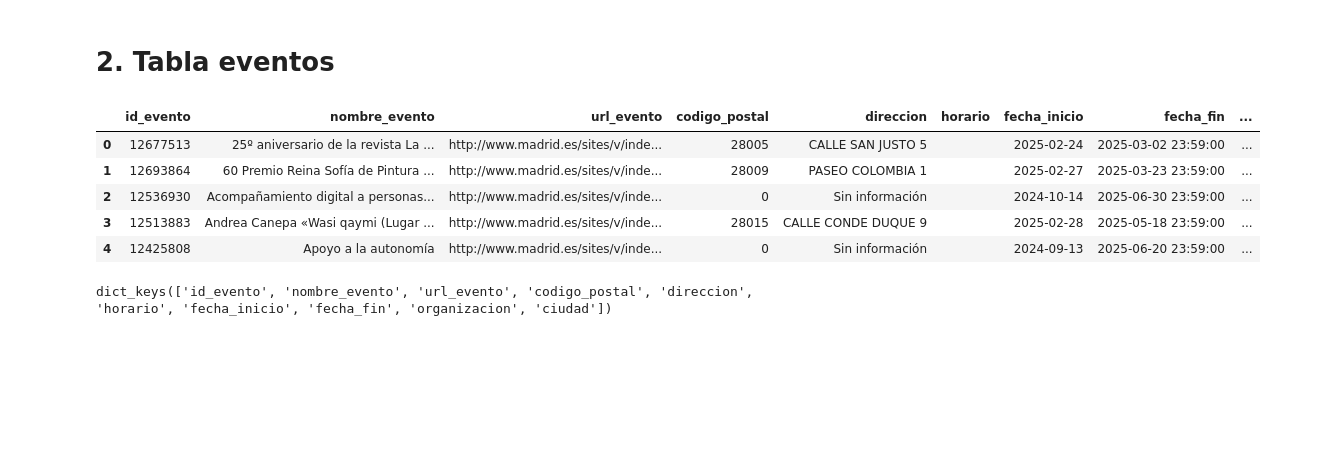
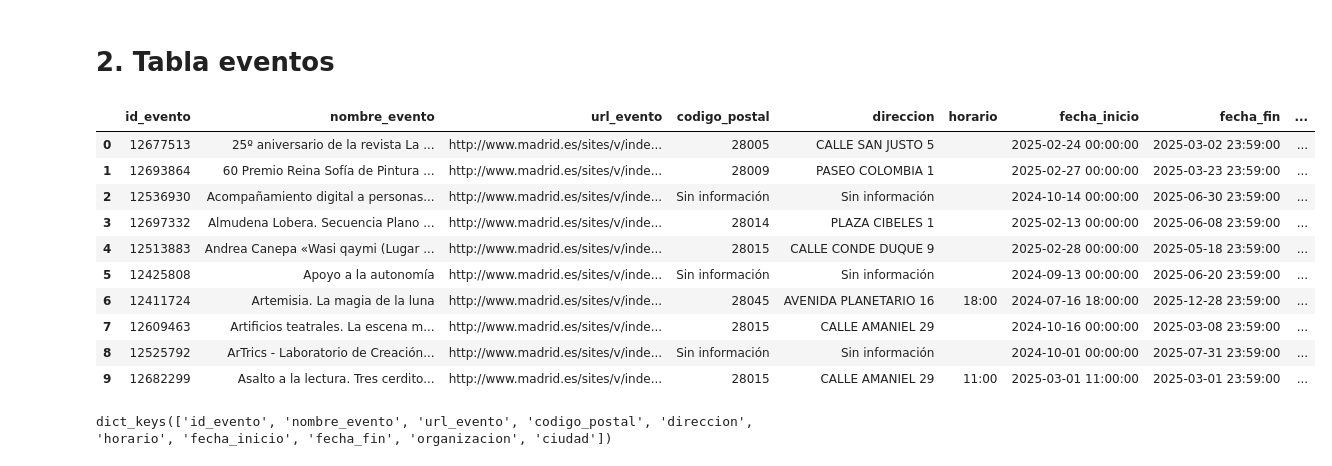
Before and after one commit to VanesaFloresRivera/Proyecto_ETL, a Jupyter notebook: notebooks/carga_BBDD.ipynb, the cells around one changed output. Saved outputs shown, nothing was run; the diff lists cells and outputs as text; code cells hidden in the pictures; blank space fills up the shorter version.

```diff
--- a/notebooks/carga_BBDD.ipynb
+++ b/notebooks/carga_BBDD.ipynb
@@ -61,18 +75,24 @@ def insertar_datos_en_BBDD():
 # 2. Tabla eventos
 # %%
 #Extraigo la información de la api y lo convierto en un df:
-ruta_entrada='../data/reservas_hoteles.parquet'
-ruta_guardar_eventos = '../data/eventos_api.pkl'
-dict_eventos = sa.eventos_api(ruta_entrada,ruta_guardar_eventos)
+ARCHIVO_RAW= os.getenv("ARCHIVO_RAW")
+URL_API = os.getenv("URL_API")
+ARCHIVO_GUARDAR_EVENTOS_API = os.getenv("ARCHIVO_GUARDAR_EVENTOS_API")
+dict_eventos = sa.eventos_api(ARCHIVO_RAW,ARCHIVO_GUARDAR_EVENTOS_API,URL_API)
 df_eventos = pd.DataFrame(dict_eventos)
-df_eventos.head()
+df_eventos.head(10)
 # %% [output]
 |  | id_evento | nombre_evento | url_evento | codigo_postal | direccion | horario | fecha_inicio | fecha_fin | ... |
-| 0 | 12677513 | 25º aniversario de la revista La ... | http://www.madrid.es/sites/v/inde... | 28005 | CALLE SAN JUSTO 5 |  | 2025-02-24 | 2025-03-02 23:59:00 | ... |
-| 1 | 12693864 | 60 Premio Reina Sofía de Pintura ... | http://www.madrid.es/sites/v/inde... | 28009 | PASEO COLOMBIA 1 |  | 2025-02-27 | 2025-03-23 23:59:00 | ... |
-| 2 | 12536930 | Acompañamiento digital a personas... | http://www.madrid.es/sites/v/inde... | 0 | Sin información |  | 2024-10-14 | 2025-06-30 23:59:00 | ... |
-| 3 | 12513883 | Andrea Canepa «Wasi qaymi (Lugar ... | http://www.madrid.es/sites/v/inde... | 28015 | CALLE CONDE DUQUE 9 |  | 2025-02-28 | 2025-05-18 23:59:00 | ... |
-| 4 | 12425808 | Apoyo a la autonomía | http://www.madrid.es/sites/v/inde... | 0 | Sin información |  | 2024-09-13 | 2025-06-20 23:59:00 | ... |
+| 0 | 12677513 | 25º aniversario de la revista La ... | http://www.madrid.es/sites/v/inde... | 28005 | CALLE SAN JUSTO 5 |  | 2025-02-24 00:00:00 | 2025-03-02 23:59:00 | ... |
+| 1 | 12693864 | 60 Premio Reina Sofía de Pintura ... | http://www.madrid.es/sites/v/inde... | 28009 | PASEO COLOMBIA 1 |  | 2025-02-27 00:00:00 | 2025-03-23 23:59:00 | ... |
+| 2 | 12536930 | Acompañamiento digital a personas... | http://www.madrid.es/sites/v/inde... | Sin información | Sin información |  | 2024-10-14 00:00:00 | 2025-06-30 23:59:00 | ... |
+| 3 | 12697332 | Almudena Lobera. Secuencia Plano ... | http://www.madrid.es/sites/v/inde... | 28014 | PLAZA CIBELES 1 |  | 2025-02-13 00:00:00 | 2025-06-08 23:59:00 | ... |
+| 4 | 12513883 | Andrea Canepa «Wasi qaymi (Lugar ... | http://www.madrid.es/sites/v/inde... | 28015 | CALLE CONDE DUQUE 9 |  | 2025-02-28 00:00:00 | 2025-05-18 23:59:00 | ... |
+| 5 | 12425808 | Apoyo a la autonomía | http://www.madrid.es/sites/v/inde... | Sin información | Sin información |  | 2024-09-13 00:00:00 | 2025-06-20 23:59:00 | ... |
+| 6 | 12411724 | Artemisia. La magia de la luna | http://www.madrid.es/sites/v/inde... | 28045 | AVENIDA PLANETARIO 16 | 18:00 | 2024-07-16 18:00:00 | 2025-12-28 23:59:00 | ... |
+| 7 | 12609463 | Artificios teatrales. La escena m... | http://www.madrid.es/sites/v/inde... | 28015 | CALLE AMANIEL 29 |  | 2024-10-16 00:00:00 | 2025-03-08 23:59:00 | ... |
+| 8 | 12525792 | ArTrics - Laboratorio de Creación... | http://www.madrid.es/sites/v/inde... | Sin información | Sin información |  | 2024-10-01 00:00:00 | 2025-07-31 23:59:00 | ... |
+| 9 | 12682299 | Asalto a la lectura. Tres cerdito... | http://www.madrid.es/sites/v/inde... | 28015 | CALLE AMANIEL 29 | 11:00 | 2025-03-01 11:00:00 | 2025-03-01 23:59:00 | ... |
 # %%
 #Las claves del diccionario eventos son:
 dict_eventos.keys()
```
Also changed, not shown: parts of 12 cells of this notebook, 21 other files.
